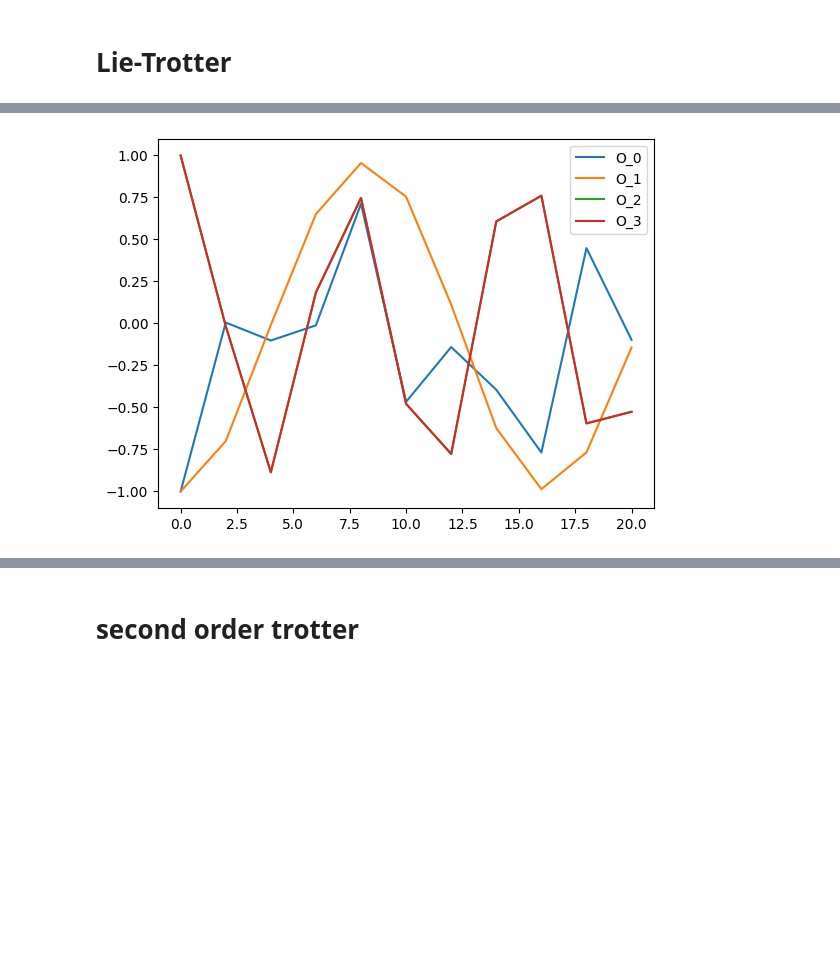
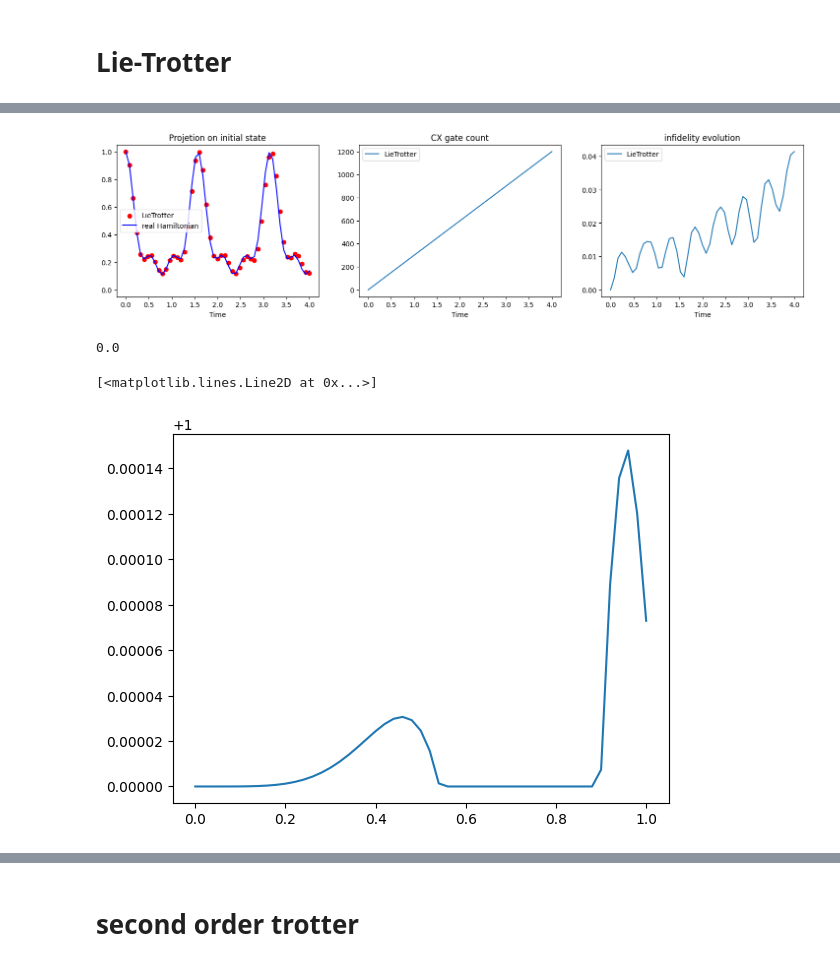
Before and after one commit to AprilSweettooth/Hamiltonian-Decomposition, a Jupyter notebook: test_notebook.ipynb, the cells around one changed output, grey strips where cells are left out. Drawn from its saved outputs; the diff is of its cells as text; code cells hidden in the pictures; blank space fills up the shorter version.

Commit message:
reproduce childs error bound

```diff
--- a/test_notebook.ipynb
+++ b/test_notebook.ipynb
@@ -80,7 +384,8 @@ trotter_time_evolution.execute(labels=['LieTrotter','LieTrotter','LieTrotter'],
 # %%
+n_trotter_steps = 50
 gen_sys_param()
-trotter_time_evolution = AlgorithmHamSimTrotter(initial_state_circ,hamiltonian,measurements,t_max,n_trotter_steps,t)
+trotter_time_evolution = AlgorithmHamSimTrotter(initial_state_circ,Heisenberg[0],measurements,t_max,n_trotter_steps,t)
 trotter_time_evolution.lie_trotter()
-trotter_time_evolution.execute(split=True,labels=['O_0','O_1','O_2','O_3'])
+trotter_time_evolution.execute(labels=['LieTrotter','LieTrotter','LieTrotter'], color='red', cheat=False)
 # %% [output]
-[figure, old version]
+[figure, new version]
@@ -86,0 +410,7 @@ trotter_time_evolution.execute(split=True,labels=['O_0','O_1','O_2','O_3'])
+# %%
+from scipy.stats import unitary_group
+a = unitary_group.rvs(3)
+b = a
+diamondNorm(a,b)
+# %% [output]
+0.0
@@ -86,0 +424,9 @@ trotter_time_evolution.execute(split=True,labels=['O_0','O_1','O_2','O_3'])
+# %%
+error = []
+for i in range(len(U)):
+    error.append(calculate_error(U_sim[i], U[i]))
+import matplotlib.pyplot as plt
+plt.plot(trotter_time_evolution2._time_space, error)
+# %% [output]
+[<matplotlib.lines.Line2D at 0x...>]
+[figure, added]
```
Also changed, not shown: parts of 30 cells of this notebook, 8 other files.
